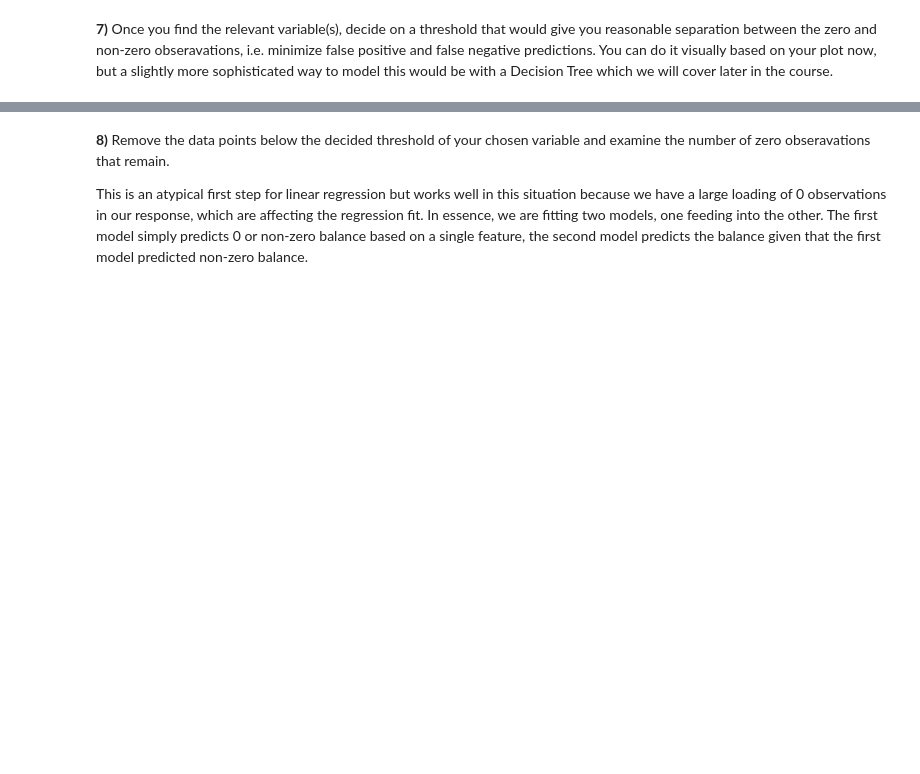
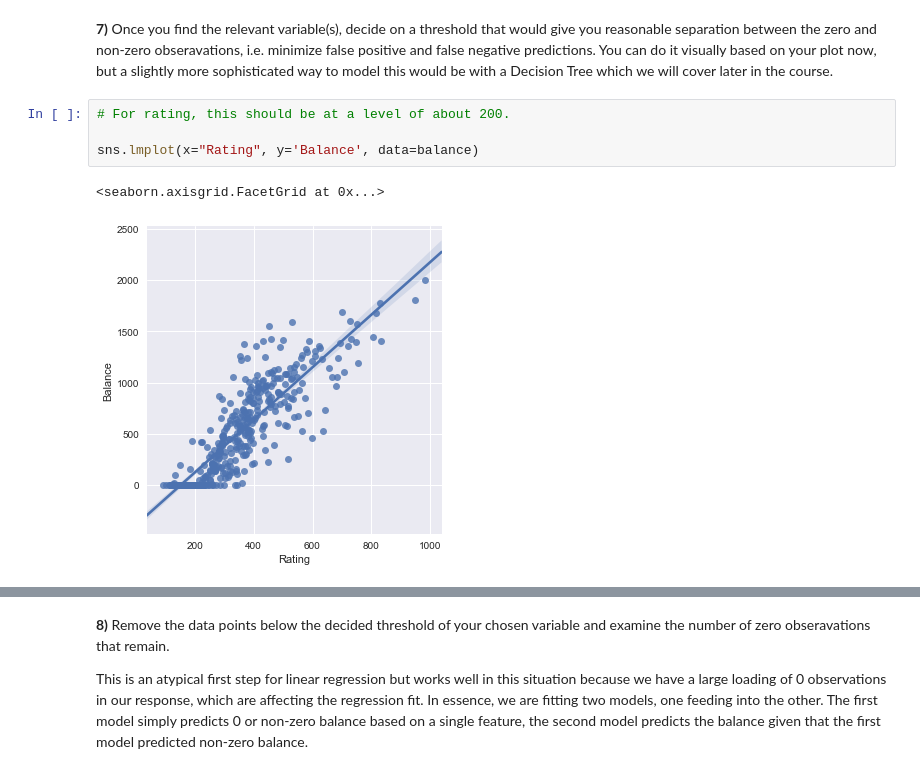
Before and after one commit to patrickrhbrown/General-Assembly-Data-Science-Coursework-2017, a Jupyter notebook: Week_3/Homework-for-lesson-7/homework-for-lesson-7_Patrick_Brown.ipynb, the cells around one changed output, grey strips where cells are left out. Cells and saved outputs as stored; diff of their text form; blank space fills up the shorter version.

```diff
--- a/Week_3/Homework-for-lesson-7/homework-for-lesson-7_Patrick_Brown.ipynb
+++ b/Week_3/Homework-for-lesson-7/homework-for-lesson-7_Patrick_Brown.ipynb
@@ -63,3 +209,10 @@ for col in all_columns:
 # %% [markdown]
 **7)** Once you find the relevant variable(s), decide on a threshold that would give you reasonable separation between the zero and non-zero obseravations, i.e. minimize false positive and false negative predictions. You can do it visually based on your plot now, but a slightly more sophisticated way to model this would be with a
 Decision Tree which we will cover later in the course.
+# %%
+# For rating, this should be at a level of about 200.
+
+sns.lmplot(x="Rating", y='Balance', data=balance)
+# %% [output]
+<seaborn.axisgrid.FacetGrid at 0x...>
+[figure, added]
```
Also changed, not shown: parts of 34 cells of this notebook, 45 other files.
